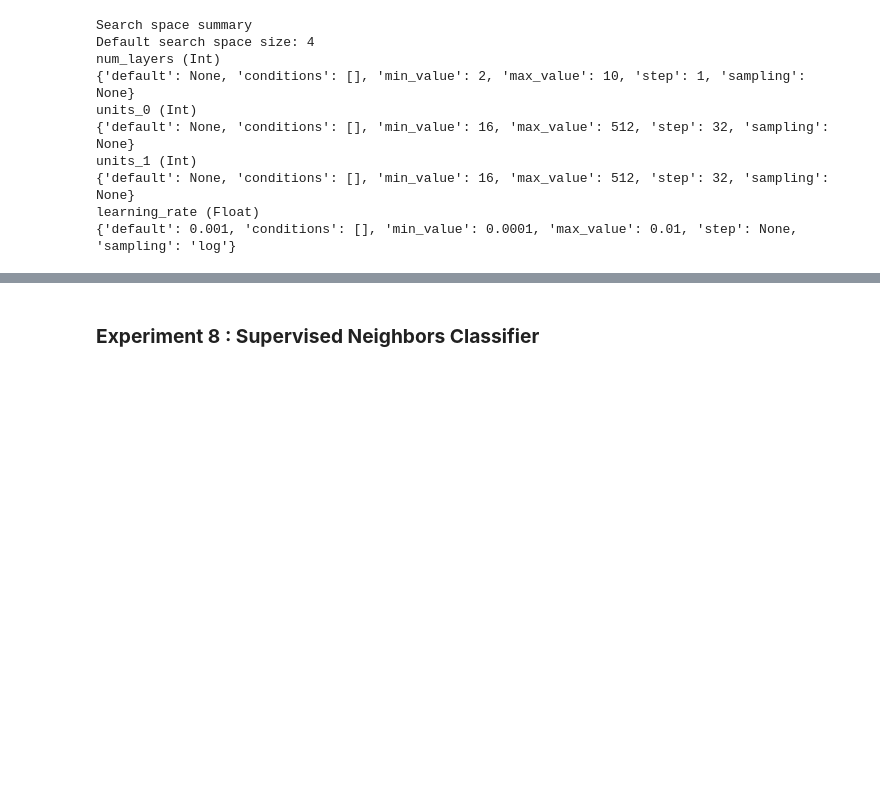
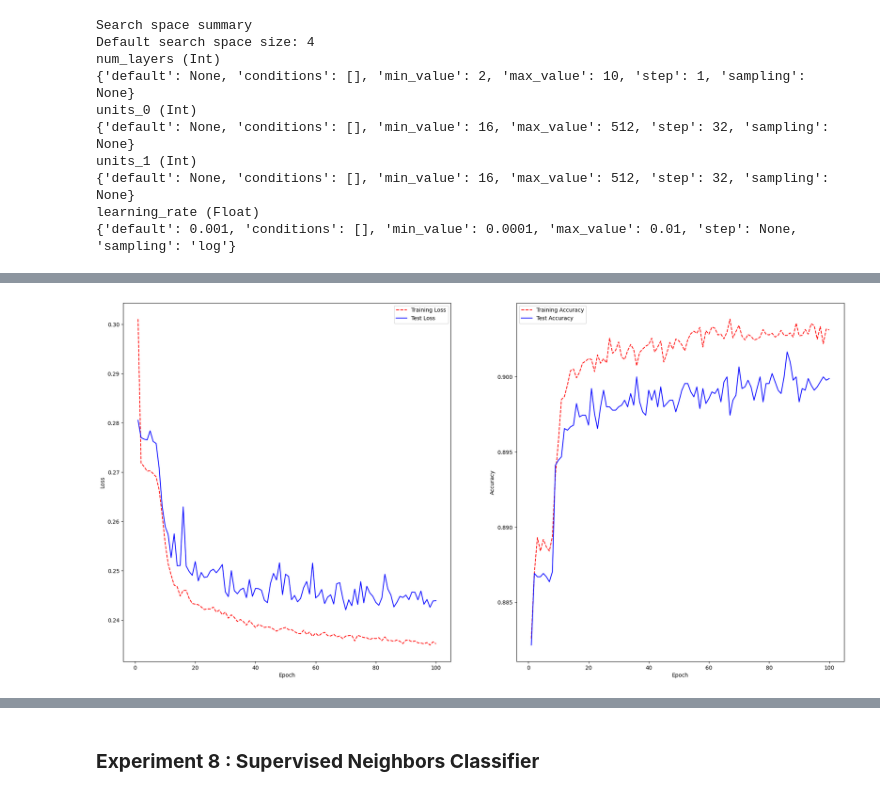
Before and after one commit to AthimetA/FRA503_HW_ML, a Jupyter notebook: HW2/HW2Bank.ipynb, the cells around one changed output, grey strips where cells are left out. Saved outputs shown, nothing was run; the diff lists cells and outputs as text; code cells hidden in the pictures; blank space fills up the shorter version.

Commit message:
tuned keras model

```diff
--- a/HW2/HW2Bank.ipynb
+++ b/HW2/HW2Bank.ipynb
@@ -2059,0 +2101,15 @@ tunerAdam.results_summary(num_trials=3)
+# %%
+def createModel_tuned():
+    model = Sequential(name="Tuned_Model")
+    model.add(Dense(512, input_shape=(x_train.shape[1],), activation='relu', name="Input_Layer"))
+    for c, i in enumerate([448, 384, 320, 256, 192, 128, 64, 32, 16, 8]):
+        model.add(Dense(units=i, activation='relu', name=f'Hidden_Layer_{c}'))
+    model.add(Dense(1, activation='sigmoid', name="Output_Layer"))
+    model.compile(
+        optimizer=Adam(learning_rate=0.0001),
+        loss='binary_crossentropy',
+        metrics=['accuracy'])
+    return model
+# %%
+tuned_model = createModel_tuned()
+tuned_model.summary()
@@ -2059,0 +2134,2 @@ tunerAdam.results_summary(num_trials=3)
+# %%
+history_tuned = tuned_model.fit(x_train, y_train, epochs=100, batch_size=32, validation_data=(x_test, y_test), use_multiprocessing=True)
@@ -2059,0 +2154,27 @@ tunerAdam.results_summary(num_trials=3)
+# %%
+# Get training and test loss histories
+training_loss = history_tuned.history['loss']
+test_loss = history_tuned.history['val_loss']
+training_acc = history_tuned.history['accuracy']
+test_acc = history_tuned.history['val_accuracy']
+
+# Create count of the number of epochs
+epoch_count = range(1, len(training_loss) + 1)
+
+# Visualize loss history
+plt.figure(figsize=(24, 12))
+plt.subplot(1, 2, 1)
+plt.plot(epoch_count, training_loss, 'r--')
+plt.plot(epoch_count, test_loss, 'b-')
+plt.legend(['Training Loss', 'Test Loss'])
+plt.xlabel('Epoch')
+plt.ylabel('Loss')
+plt.subplot(1, 2, 2)
+plt.plot(epoch_count, training_acc, 'r--')
+plt.plot(epoch_count, test_acc, 'b-')
+plt.legend(['Training Accuracy', 'Test Accuracy'])
+plt.xlabel('Epoch')
+plt.ylabel('Accuracy')
+plt.show()
+# %% [output]
+[figure, added]
```
Also changed, not shown: parts of 7 cells of this notebook, 22 other files.
